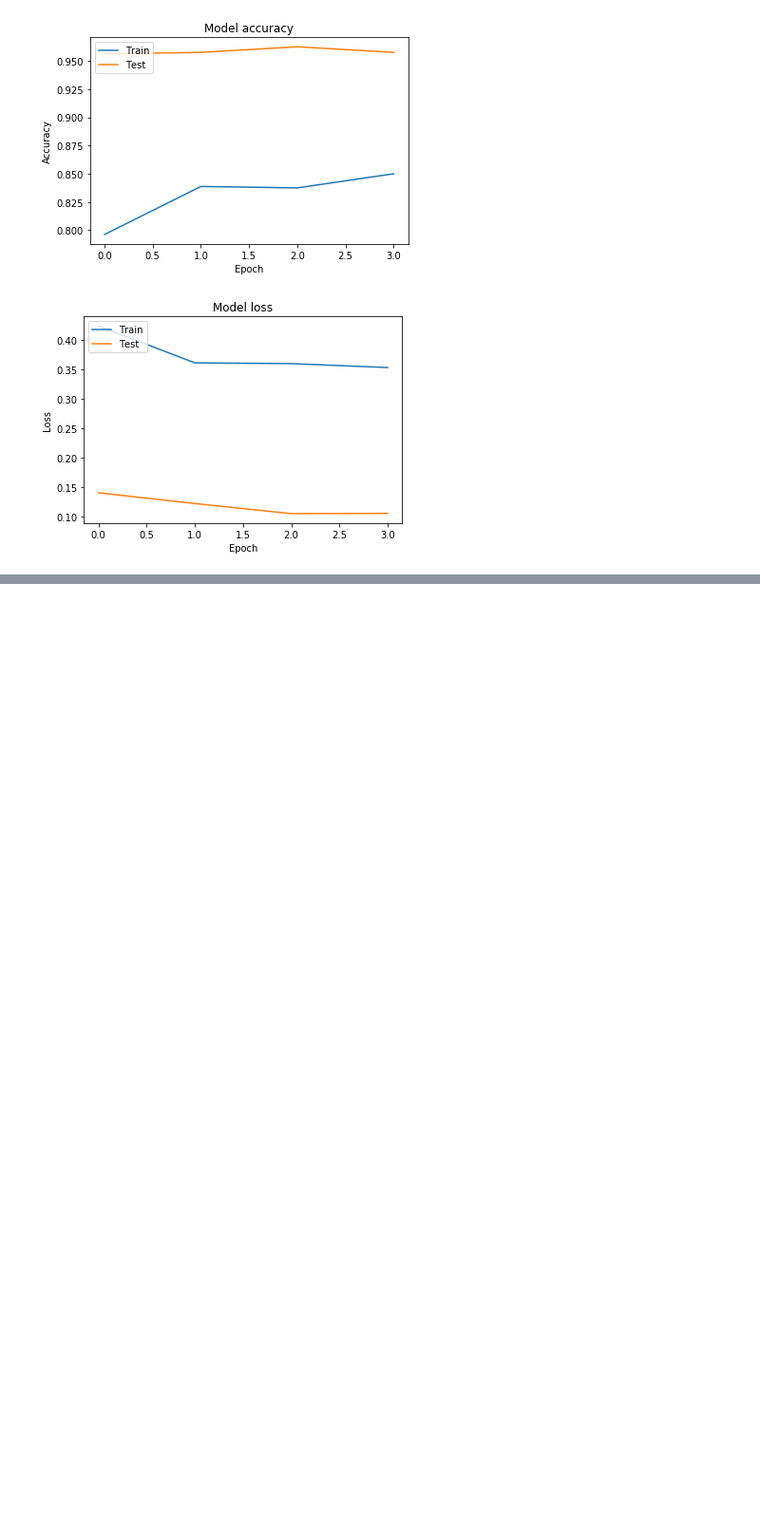
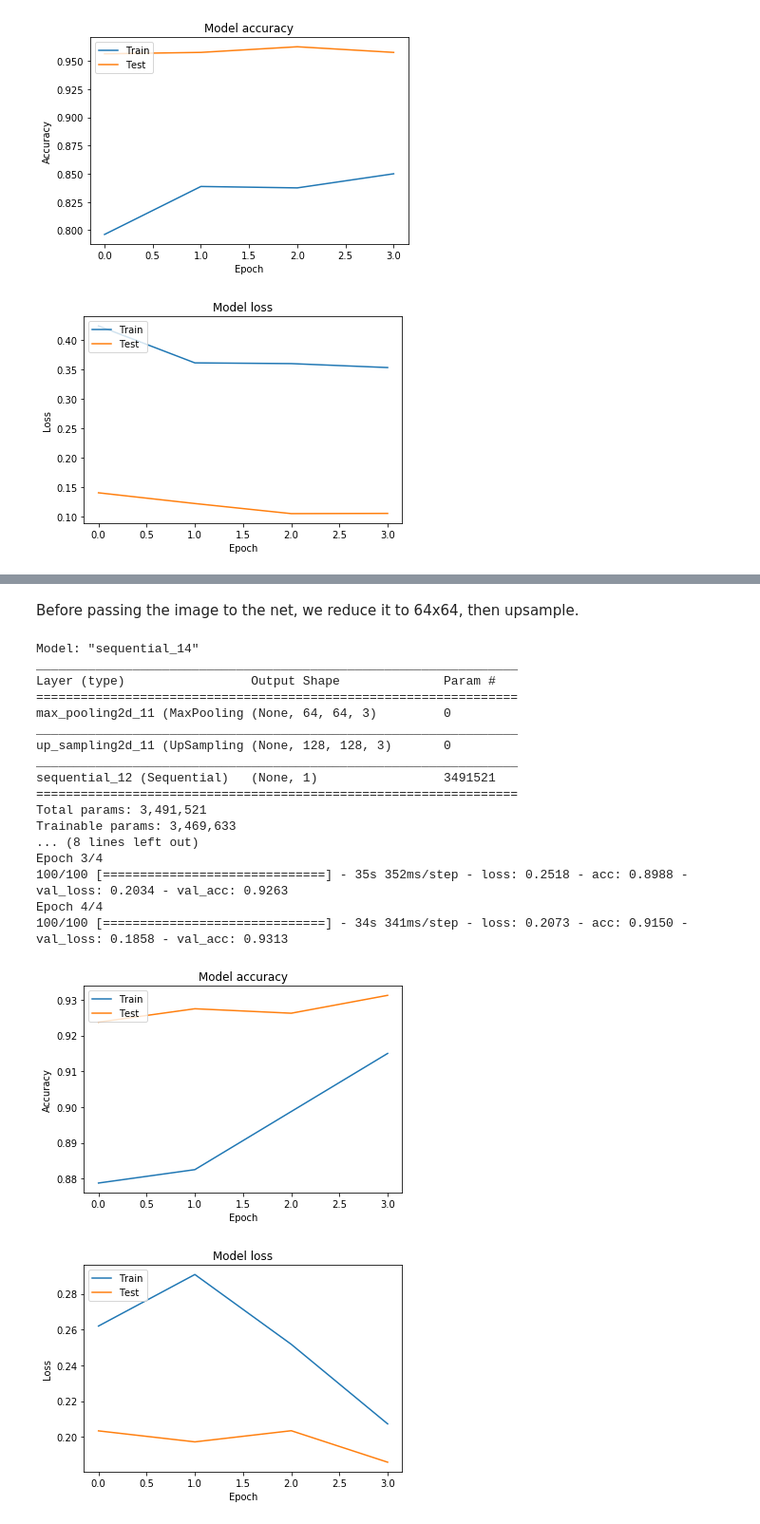
Before and after one commit to quasus/keras1, a Jupyter notebook: cats-and-dogs.ipynb, the cells around one changed output, grey strips where cells are left out. Shown at 95% size. Saved outputs shown, nothing was run; the diff lists cells and outputs as text; code cells hidden in the pictures; blank space fills up the shorter version.

```diff
--- a/cats-and-dogs.ipynb
+++ b/cats-and-dogs.ipynb
@@ -509,0 +595,34 @@ Epoch 4/4
+# %% [markdown]
+Before passing the image to the net, we reduce it to 64x64, then upsample.
+# %%
+model11b = Sequential()
+model11b.add(MaxPooling2D(pool_size=(2, 2), input_shape=(SIZE, SIZE, 3)))
+model11b.add(UpSampling2D(size=(2, 2)))
+model11b.add(model11)
+model11b.summary()
+train(model11b, dg_train, os.path.join(DATA_ROOT, 'part1'),
+      params=base_params2(lr=0.00003),
+      layer_count=20,
+      epochs=4,
+      validation_generator=dg_val,
+      validation_directory=os.path.join(DATA_ROOT, 'part2'))
+# %% [output]
+Model: "sequential_14"
+_________________________________________________________________
+Layer (type)                 Output Shape              Param #
+=================================================================
+max_pooling2d_11 (MaxPooling (None, 64, 64, 3)         0
+_________________________________________________________________
+up_sampling2d_11 (UpSampling (None, 128, 128, 3)       0
+_________________________________________________________________
+sequential_12 (Sequential)   (None, 1)                 3491521
+=================================================================
+Total params: 3,491,521
+Trainable params: 3,469,633
+... (8 lines left out)
+Epoch 3/4
+100/100 [==============================] - 35s 352ms/step - loss: 0.2518 - acc: 0.8988 - val_loss: 0.2034 - val_acc: 0.9263
+Epoch 4/4
+100/100 [==============================] - 34s 341ms/step - loss: 0.2073 - acc: 0.9150 - val_loss: 0.1858 - val_acc: 0.9313
+[figure, added]
+[figure, added]
```
Also changed, not shown: parts of 15 cells of this notebook, 1 other file.
